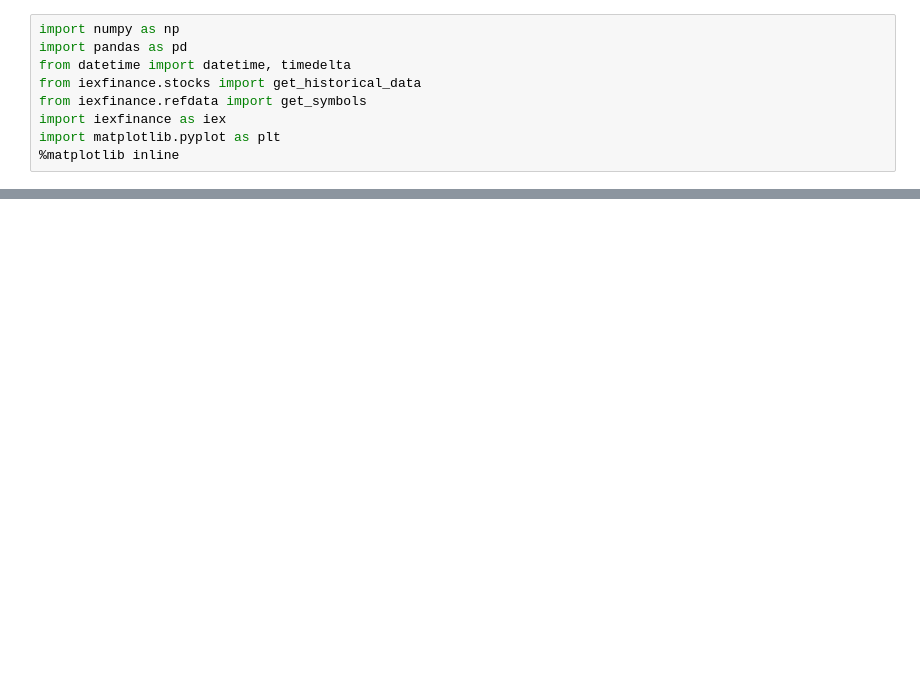
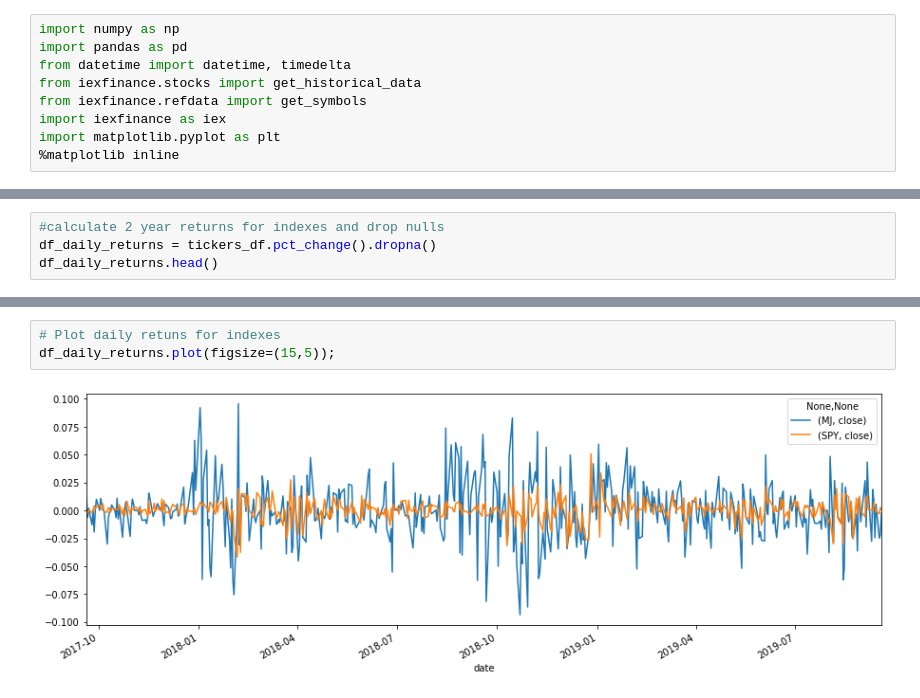
Before and after one commit to Briantaylor97/Cannabis-industry-analysis, a Jupyter notebook: MJ_index_compare.ipynb, the cells around one changed output, grey strips where cells are left out. Saved outputs shown, nothing was run; the diff lists cells and outputs as text; blank space fills up the shorter version.

Commit message:
Update MJ index file with s&p data, calc daily & cum returns and std dev of indexes

```diff
--- a/MJ_index_compare.ipynb
+++ b/MJ_index_compare.ipynb
@@ -36,0 +37,4 @@ tickers_df.head()
+# %%
+#calculate 2 year returns for indexes and drop nulls
+df_daily_returns = tickers_df.pct_change().dropna()
+df_daily_returns.head()
@@ -36,0 +50,5 @@ tickers_df.head()
+# %%
+# Plot daily retuns for indexes
+df_daily_returns.plot(figsize=(15,5));
+# %% [output]
+[figure, added]
```
Also changed, not shown: parts of 5 cells of this notebook.
